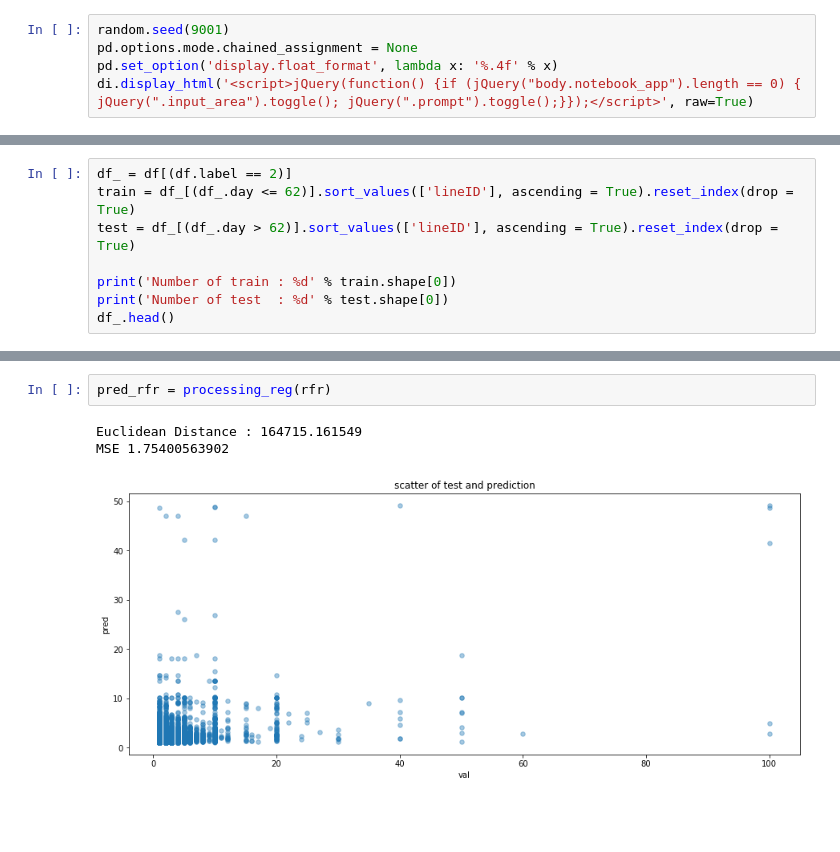
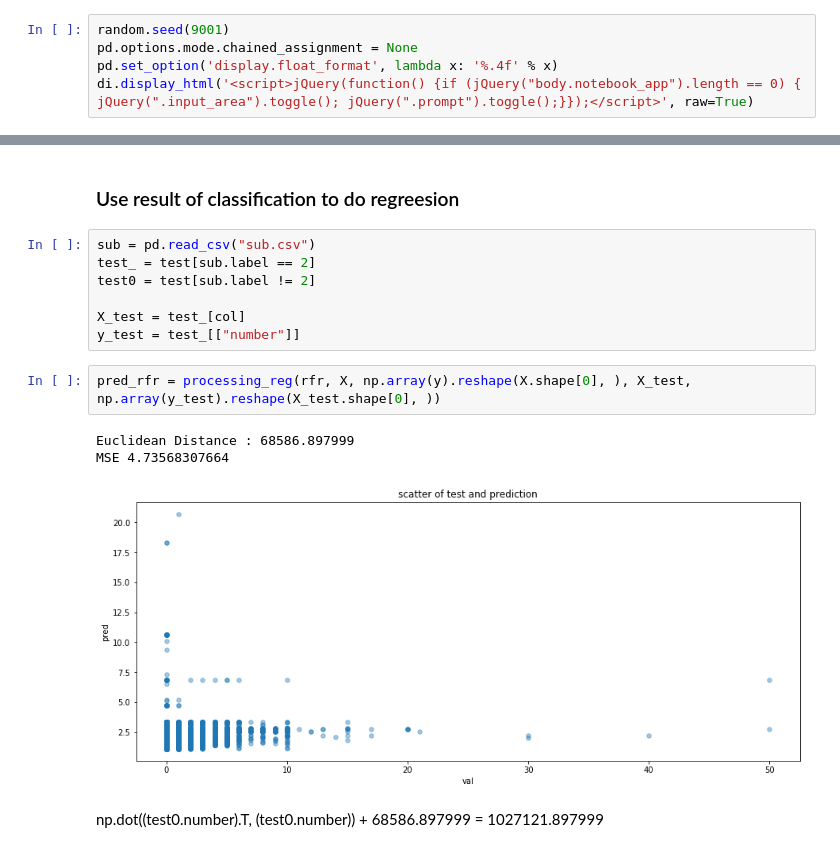
Before and after one commit to t830506/Data_Mining_Cup, a Jupyter notebook: c_regression_model.ipynb, the cells around one changed output, grey strips where cells are left out. Cells and saved outputs as stored; diff of their text form; blank space fills up the shorter version.

```diff
--- a/c_regression_model.ipynb
+++ b/c_regression_model.ipynb
@@ -120,8 +159,0 @@ MSE 0.762278877764
-# %%
-df_ = df[(df.label == 2)]
-train = df_[(df_.day <= 62)].sort_values(['lineID'], ascending = True).reset_index(drop = True)
-test = df_[(df_.day > 62)].sort_values(['lineID'], ascending = True).reset_index(drop = True)
-
-print('Number of train : %d' % train.shape[0])
-print('Number of test  : %d' % test.shape[0])
-df_.head()
@@ -165,6 +160,17 @@ Name: number, dtype: float64
-# %%
-pred_rfr = processing_reg(rfr)
-# %% [output]
-Euclidean Distance : 164715.161549
-MSE 1.75400563902
-[figure, removed]
+# %% [markdown]
+### Use result of classification to do regreesion
+# %%
+sub = pd.read_csv("sub.csv")
+test_ = test[sub.label == 2]
+test0 = test[sub.label != 2]
+
+X_test = test_[col]
+y_test = test_[["number"]]
+# %%
+pred_rfr = processing_reg(rfr, X, np.array(y).reshape(X.shape[0], ), X_test, np.array(y_test).reshape(X_test.shape[0], ))
+# %% [output]
+Euclidean Distance : 68586.897999
+MSE 4.73568307664
+[figure, added]
+# %% [markdown]
+np.dot((test0.number).T, (test0.number)) + 68586.897999 = 1027121.897999
```
Also changed, not shown: parts of 11 cells of this notebook, 2 other files.
